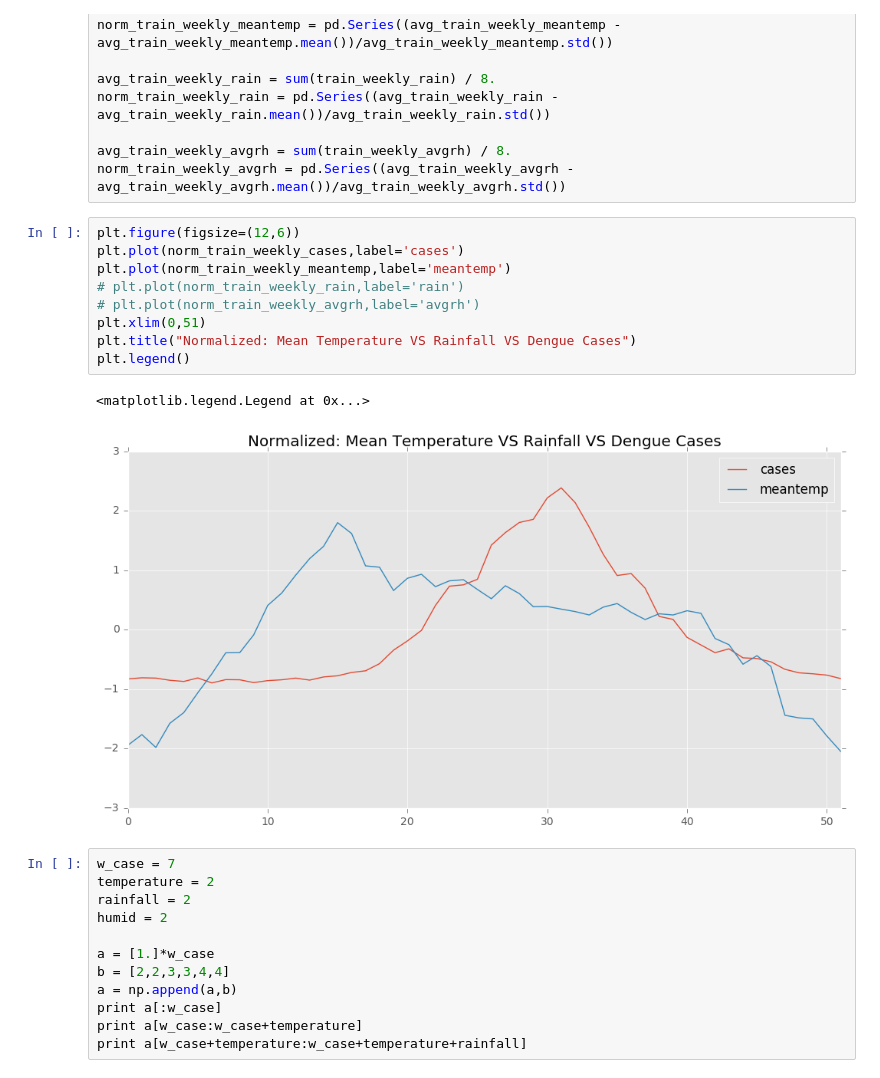
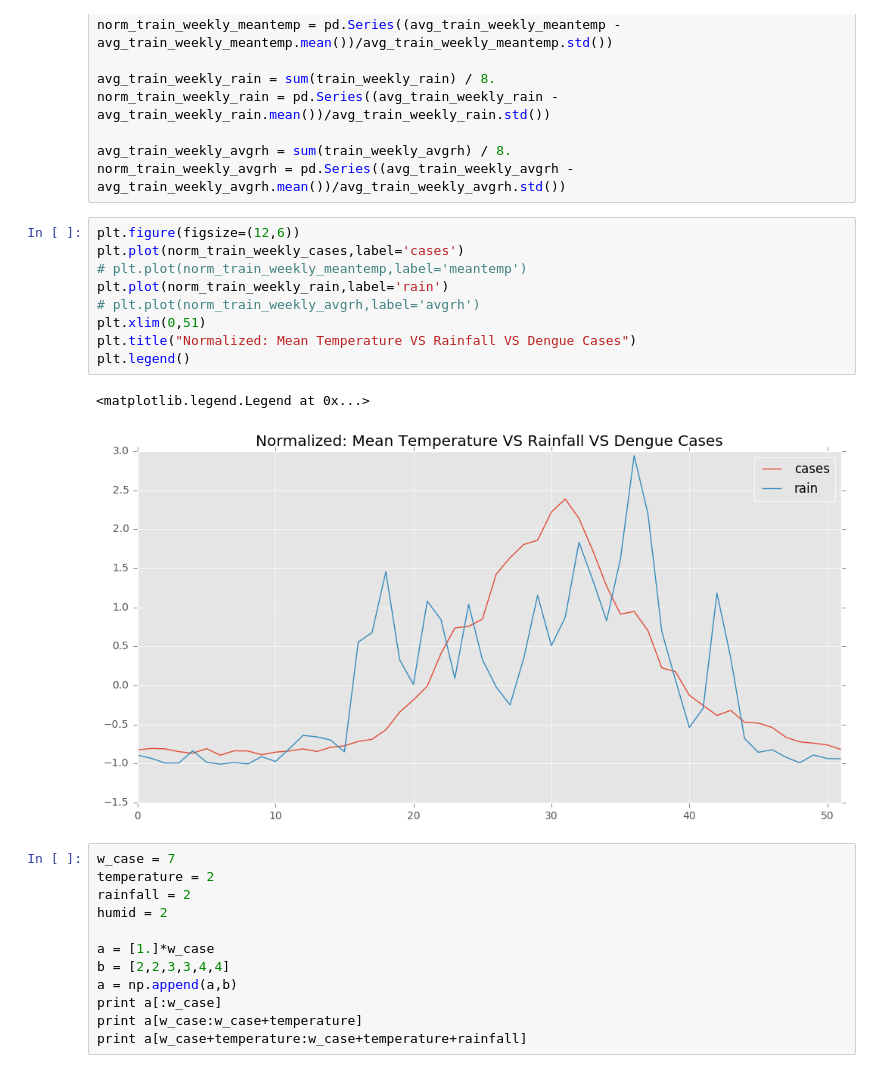
Before and after one commit to johnnycs/dengue-prediction, a Jupyter notebook: Dengue and Weather Correlation.ipynb, the cells around one changed output. Drawn from its saved outputs; the diff is of its cells as text.

Commit message:
rain

```diff
--- a/Dengue and Weather Correlation.ipynb
+++ b/Dengue and Weather Correlation.ipynb
@@ -269,15 +260,15 @@ norm_train_weekly_avgrh = pd.Series((avg_train_weekly_avgrh - avg_train_weekly_a
 # %%
 plt.figure(figsize=(12,6))
 plt.plot(norm_train_weekly_cases,label='cases')
-plt.plot(norm_train_weekly_meantemp,label='meantemp')
-# plt.plot(norm_train_weekly_rain,label='rain')
+# plt.plot(norm_train_weekly_meantemp,label='meantemp')
+plt.plot(norm_train_weekly_rain,label='rain')
 # plt.plot(norm_train_weekly_avgrh,label='avgrh')
 plt.xlim(0,51)
 plt.title("Normalized: Mean Temperature VS Rainfall VS Dengue Cases")
 plt.legend()
 # %% [output]
 <matplotlib.legend.Legend at 0x...>
-[figure, old version]
+[figure, new version]
 # %%
 w_case = 7
 temperature = 2
```
Also changed, not shown: parts of 5 cells of this notebook, 11 other files.
